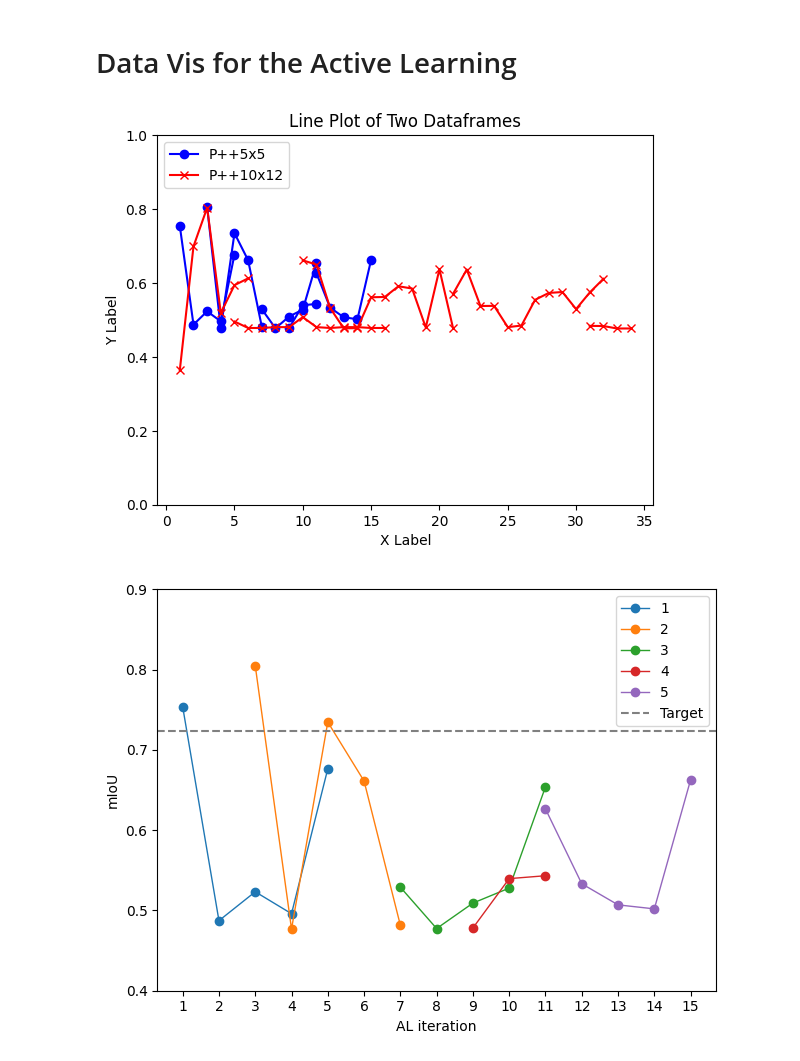
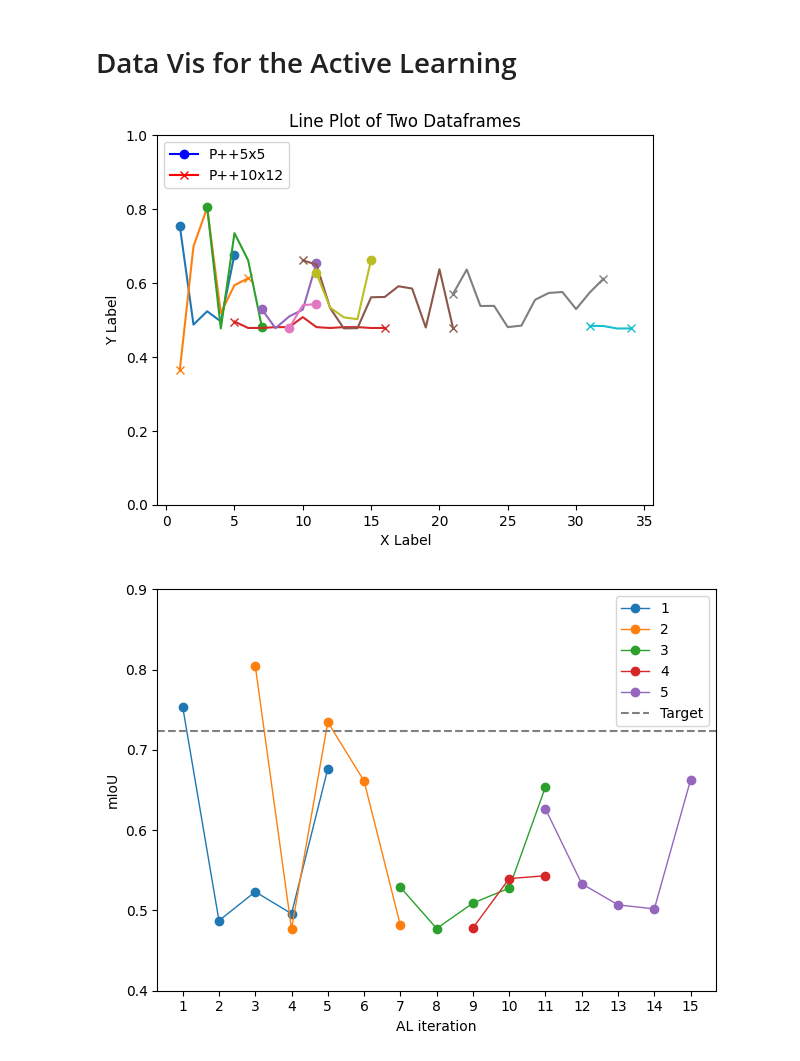
Before and after one commit to LucHayward/Pointnet_Pointnet2_pytorch, a Jupyter notebook: DataVis/Active Learning/AL_Vis.ipynb, the cells around one changed output. Cells and saved outputs as stored; diff of their text form; code cells hidden in the pictures.

```diff
--- a/DataVis/Active Learning/AL_Vis.ipynb
+++ b/DataVis/Active Learning/AL_Vis.ipynb
@@ -11,26 +11,43 @@ from scipy.interpolate import interp1d
 df_p5x5 = pd.read_csv("p++5x5.csv")
 df_p10x12 = pd.read_csv("p++10x12.csv")
 # %%
+def get_first_last_non_nan_indices(lst):
+    non_nan_indices = [i for i, x in enumerate(lst) if not pd.isna(x)]
+    if len(non_nan_indices) == 0:
+        return None
+    return [non_nan_indices[0], non_nan_indices[-1]]
+
+
+# Create a line plot with markers only at the beginning and end of each series
 fig, ax = plt.subplots()
+for i in range(1, 6):
+    y = df_p5x5[df_p5x5.columns[i]].values
+    x = df_p5x5["P++5x5"].values
+    # markers_on = [1+x for x in get_first_last_non_nan_indices(y)]
+    markers_on = get_first_last_non_nan_indices(y)
+    ax.plot(x, y, marker="o", markevery=markers_on, label="P++5x5")
 
-df_p5x5.plot(kind='line', x='P++5x5', y=[1, 2, 3, 4, 5], marker='o', color='blue', ax=ax)
-df_p10x12.plot(kind='line', x='P++10x12', y=[1, 2, 3, 4, 5], marker='x', color='red', ax=ax)
+    y = df_p10x12[df_p10x12.columns[i]].values
+    x = df_p10x12["P++10x12"].values
+    markers_on = get_first_last_non_nan_indices(y)
+    ax.plot(x, y, marker="x", markevery=markers_on, label="P++10x12")
 
-plt.xlabel('X Label')
-plt.ylabel('Y Label')
-plt.title('Line Plot of Two Dataframes')
+# Set axis labels and title
+plt.xlabel("X Label")
+plt.ylabel("Y Label")
+plt.title("Line Plot of Two Dataframes")
 
-ax.set_ylim([0, 1])  # Set the y-axis limits
+# Set the y-axis limits
+ax.set_ylim([0, 1])
 
 # Create custom legends for each DataFrame
-lines, labels = ax.get_legend_handles_labels()
-p5x5_legend = plt.Line2D([], [], color='blue', marker='o', label='P++5x5')
-p10x12_legend = plt.Line2D([], [], color='red', marker='x', label='P++10x12')
-plt.legend(handles=[p5x5_legend, p10x12_legend], loc='upper left', frameon=True)
+p5x5_legend = plt.Line2D([], [], color="blue", marker="o", label="P++5x5")
+p10x12_legend = plt.Line2D([], [], color="red", marker="x", label="P++10x12")
+plt.legend(handles=[p5x5_legend, p10x12_legend], loc="upper left", frameon=True)
 
 plt.show()
 # %% [output]
-[figure, old version]
+[figure, new version]
 # %%
 df_p5x5.plot(kind='line', x='P++5x5', y=[1, 2, 3, 4, 5], marker='o', linewidth=1)
 plt.xlabel('AL iteration')
```
Also changed, not shown: parts of 2 cells of this notebook, 4 other files.
